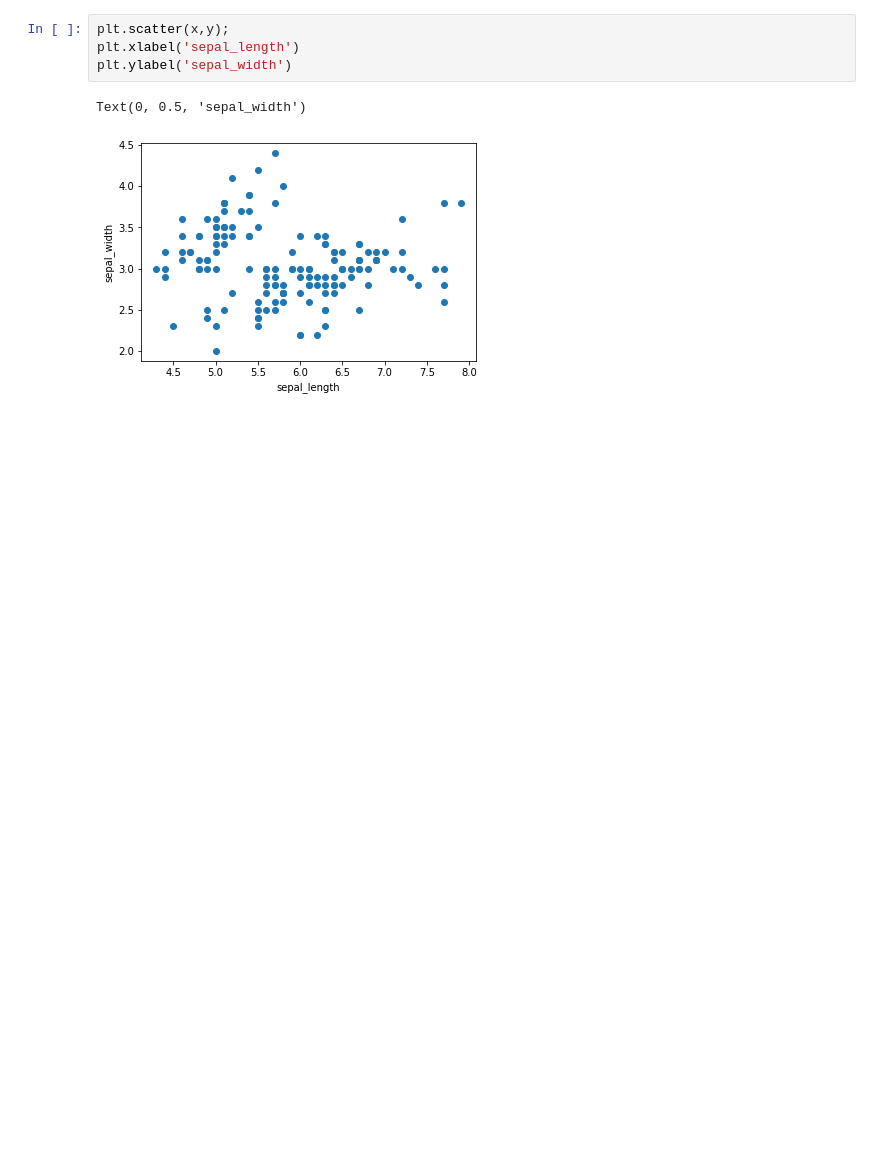
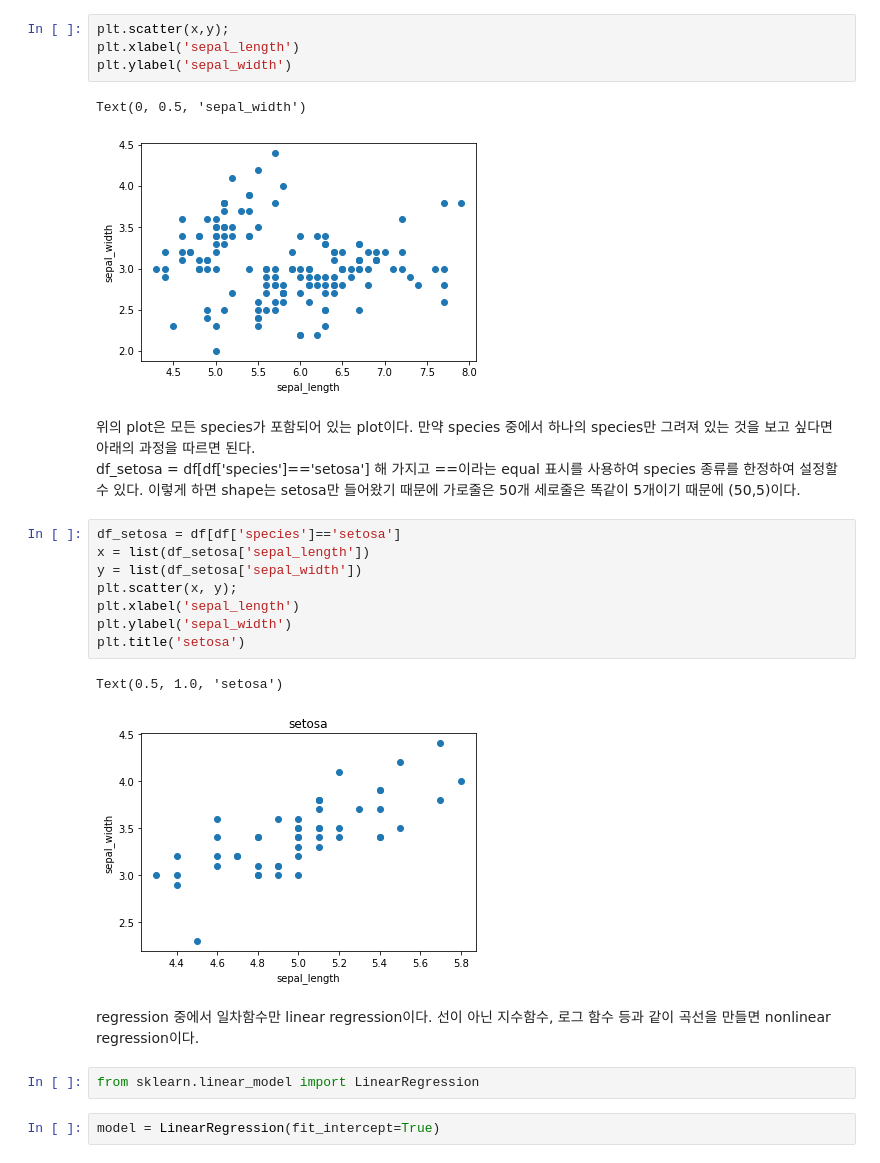
Before and after one commit to jinsu1214/class2022spring, a Jupyter notebook: 20220316.ipynb, the cells around one changed output. Drawn from its saved outputs; the diff is of its cells as text; blank space fills up the shorter version.

```diff
--- a/20220316.ipynb
+++ b/20220316.ipynb
@@ -761,3 +761,23 @@ plt.ylabel('sepal_width')
 # %% [output]
 Text(0, 0.5, 'sepal_width')
 [figure]
+# %% [markdown]
+위의 plot은 모든 species가 포함되어 있는 plot이다. 만약 species 중에서 하나의 species만 그려져 있는 것을 보고 싶다면 아래의 과정을 따르면 된다.
+df_setosa = df[df['species']=='setosa'] 해 가지고 ==이라는 equal 표시를 사용하여 species 종류를 한정하여 설정할 수 있다. 이렇게 하면 shape는 setosa만 들어왔기 때문에 가로줄은 50개 세로줄은 똑같이 5개이기 때문에 (50,5)이다.
+# %%
+df_setosa = df[df['species']=='setosa']
+x = list(df_setosa['sepal_length'])
+y = list(df_setosa['sepal_width'])
+plt.scatter(x, y);
+plt.xlabel('sepal_length')
+plt.ylabel('sepal_width')
+plt.title('setosa')
+# %% [output]
+Text(0.5, 1.0, 'setosa')
+[figure, added]
+# %% [markdown]
+regression 중에서 일차함수만 linear regression이다. 선이 아닌 지수함수, 로그 함수 등과 같이 곡선을 만들면 nonlinear regression이다.
+# %%
+from sklearn.linear_model import LinearRegression
+# %%
+model = LinearRegression(fit_intercept=True)
```
Also changed, not shown: parts of 10 cells of this notebook.
